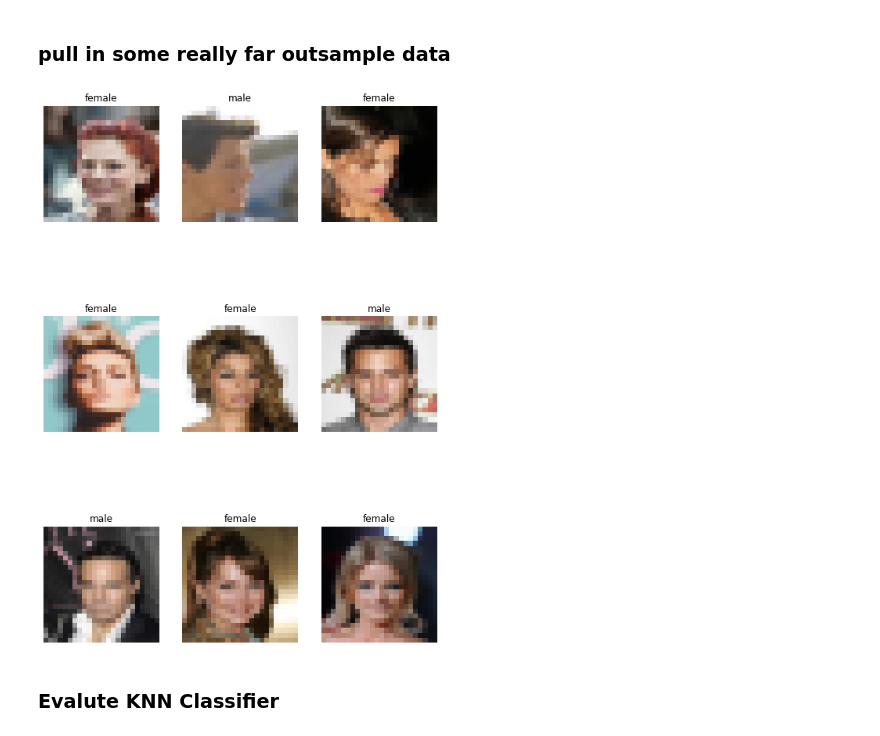
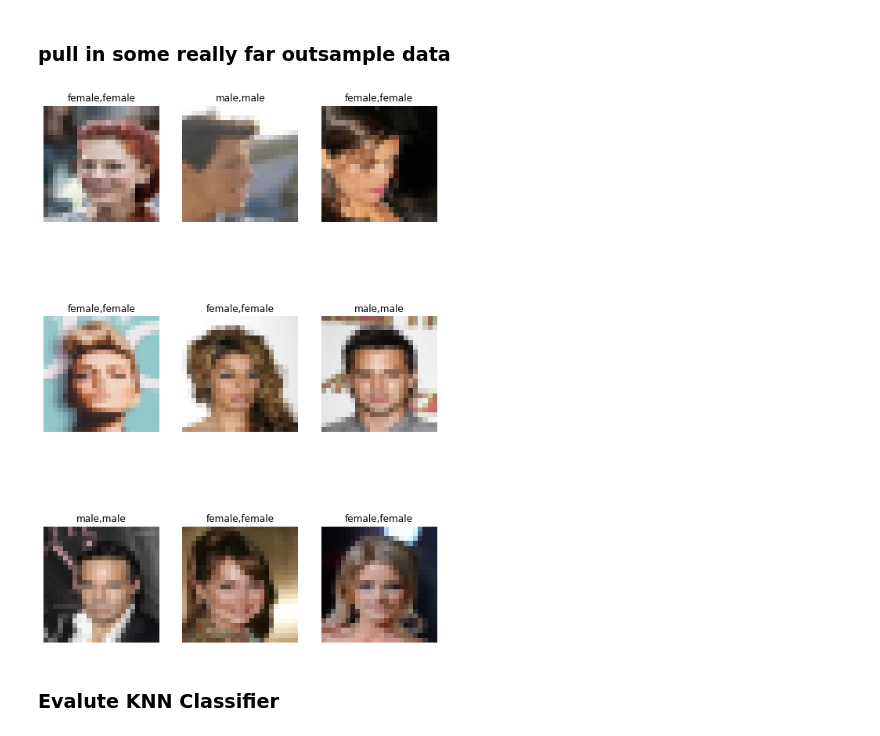
Before and after one commit to tnn1t1s/zombiepunx, a Jupyter notebook: nb/SimplePunkClassifier.ipynb, the cells around one changed output. Drawn from its saved outputs; the diff is of its cells as text; code cells hidden in the pictures.

Commit message:
cleanup plot fx

```diff
--- a/nb/SimplePunkClassifier.ipynb
+++ b/nb/SimplePunkClassifier.ipynb
@@ -13,21 +13,21 @@ from sklearn.neighbors import KNeighborsClassifier
 from sklearn.preprocessing import LabelEncoder
 from sklearn.model_selection import train_test_split
 from sklearn.metrics import classification_report
-# %%
-def plot_in_grid(n, data, labels):
-    # celeb_data, celeb_labels
-  (x,y) = (n,n)
-  # create figure
-  fig = plt.figure(figsize=(9,14))
-
-  i=0
-  for i in range(1,(x*y)+1):
-    fig.add_subplot(x, y, i)
-    img = data[i]
-    plt.imshow(img)
-    plt.title(f"{labels[i]}")
-    plt.axis('off')
-    i=i+1
+# %%
+def plot_in_grid(n, data, predictions, labels):
+    # celeb_data, celeb_labels
+  (x,y) = (n,n)
+  # create figure
+  fig = plt.figure(figsize=(9,14))
+
+  i=0
+  for i in range(1,(x*y)+1):
+    fig.add_subplot(x, y, i)
+    img = data[i]
+    plt.imshow(img)
+    plt.title(f"{predictions[i]},{labels[i]}")
+    plt.axis('off')
+    i=i+1
 # %%
 def getPunkFilename(d, x):
     return f'''{d}/punk{"%04d" % x.id}.png'''
@@ -118,7 +118,3 @@ celeb_df['img_array'] = celeb_df.agg(lambda x: getCelebImageData(x.image_id), ax
 # %%
 (celeb_data, celeb_labels) = (np.array([x._x for x in celeb_df['img_array'].values]),
                   celeb_df['gender'].values)
-# %%
-plot_in_grid(3, celeb_data, celeb_labels)
-# %% [output]
-[figure, removed]
@@ -127,0 +121,4 @@ celeb_labels = le.transform(celeb_labels)
+# %%
+plot_in_grid(3, celeb_data, celeb_labels, celeb_labels)
+# %% [output]
+[figure, added]
```
Also changed, not shown: parts of 5 cells of this notebook.
